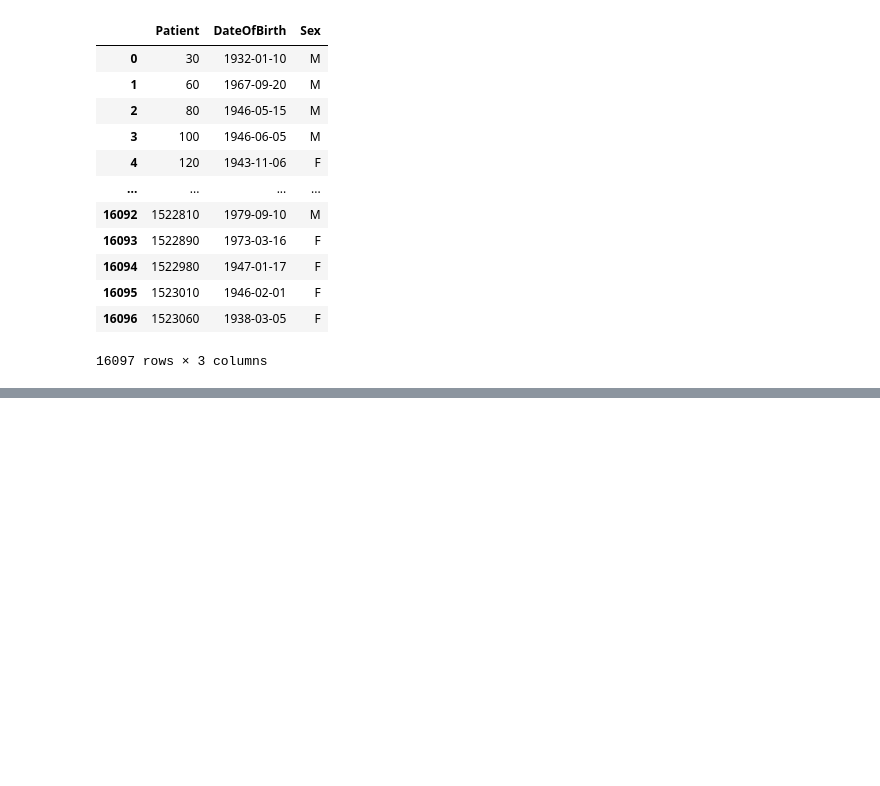
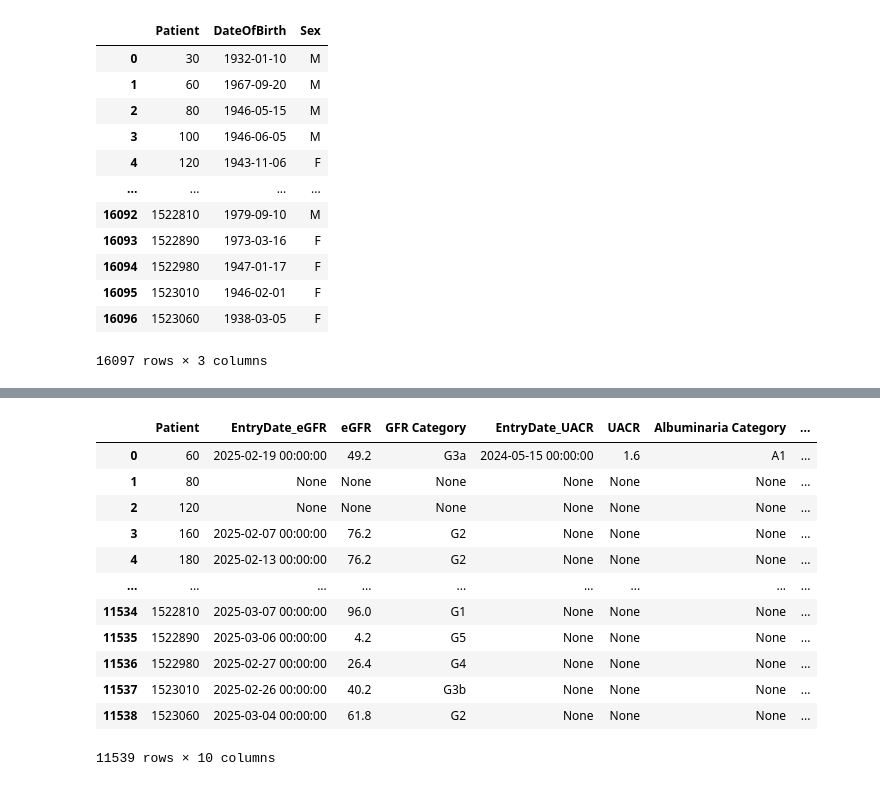
Before and after one commit to vrnccr/Fluffy_Pancakes_EHH25, a Jupyter notebook: nika.ipynb, the cells around one changed output, grey strips where cells are left out. Drawn from its saved outputs; the diff is of its cells as text; code cells hidden in the pictures; blank space fills up the shorter version.

```diff
--- a/nika.ipynb
+++ b/nika.ipynb
@@ -849,0 +902,14 @@ df_patients
+# %%
+import pandas as pd
+
+# Merge df_egfr_final and df_uacr_final on 'Patient'
+df_combined = pd.merge(df_egfr_final, df_uacr_final, on="Patient", how="outer", suffixes=("_eGFR", "_UACR"))
+
+# Merge the result with df_merged_skr_age_sex on 'Patient'
+df_combined = pd.merge(df_combined, df_merged_skr_age_sex, on="Patient", how="outer", suffixes=("", "_sKreatinin"))
+
+# Fill NaN values with 'None' for better readability
+df_combined = df_combined.fillna(value='None')
+
+# Display the combined DataFrame
+print(df_combined)
@@ -849,0 +934,16 @@ df_patients
+# %%
+df_combined
+# %% [output]
+|  | Patient | EntryDate_eGFR | eGFR | GFR Category | EntryDate_UACR | UACR | Albuminaria Category | ... |
+| 0 | 60 | 2025-02-19 00:00:00 | 49.2 | G3a | 2024-05-15 00:00:00 | 1.6 | A1 | ... |
+| 1 | 80 | None | None | None | None | None | None | ... |
+| 2 | 120 | None | None | None | None | None | None | ... |
+| 3 | 160 | 2025-02-07 00:00:00 | 76.2 | G2 | None | None | None | ... |
+| 4 | 180 | 2025-02-13 00:00:00 | 76.2 | G2 | None | None | None | ... |
+| ... | ... | ... | ... | ... | ... | ... | ... | ... |
+| 11534 | 1522810 | 2025-03-07 00:00:00 | 96.0 | G1 | None | None | None | ... |
+| 11535 | 1522890 | 2025-03-06 00:00:00 | 4.2 | G5 | None | None | None | ... |
+| 11536 | 1522980 | 2025-02-27 00:00:00 | 26.4 | G4 | None | None | None | ... |
+| 11537 | 1523010 | 2025-02-26 00:00:00 | 40.2 | G3b | None | None | None | ... |
+| 11538 | 1523060 | 2025-03-04 00:00:00 | 61.8 | G2 | None | None | None | ... |
+11539 rows × 10 columns
```
Also changed, not shown: parts of 18 cells of this notebook.
